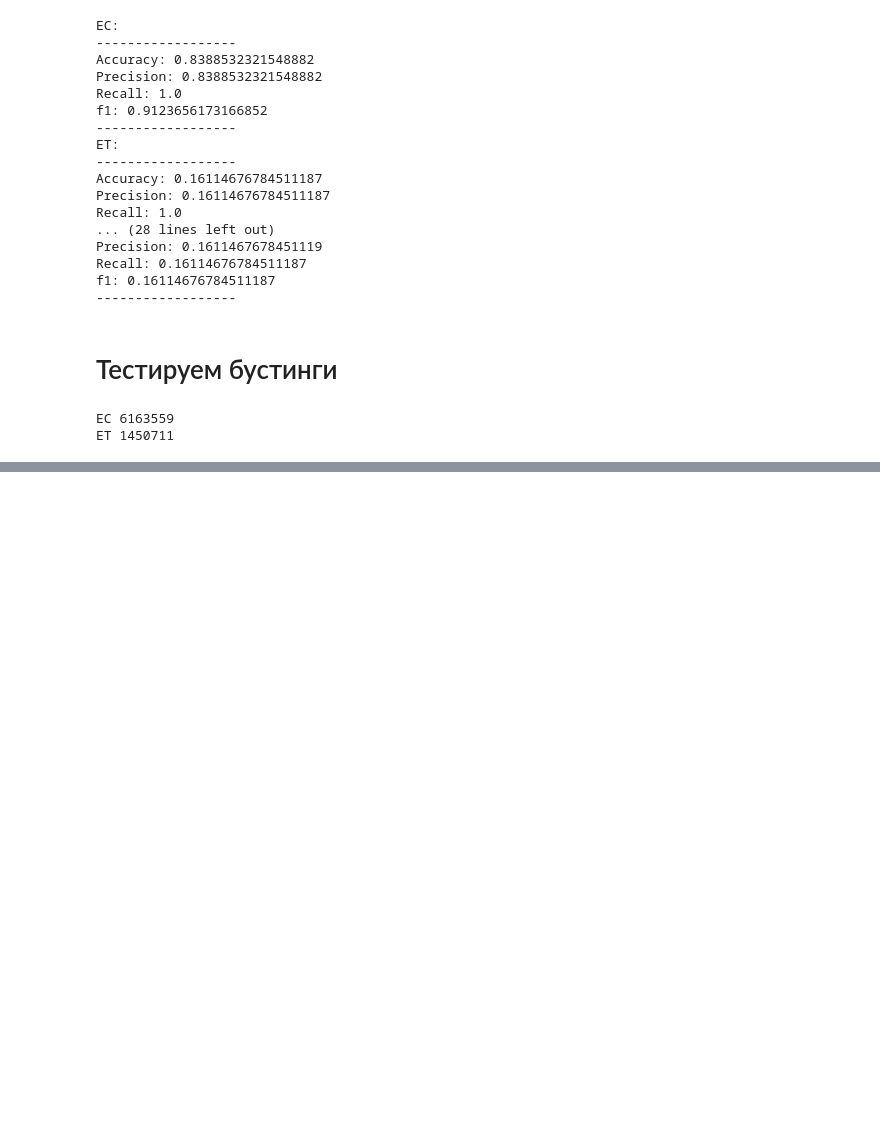
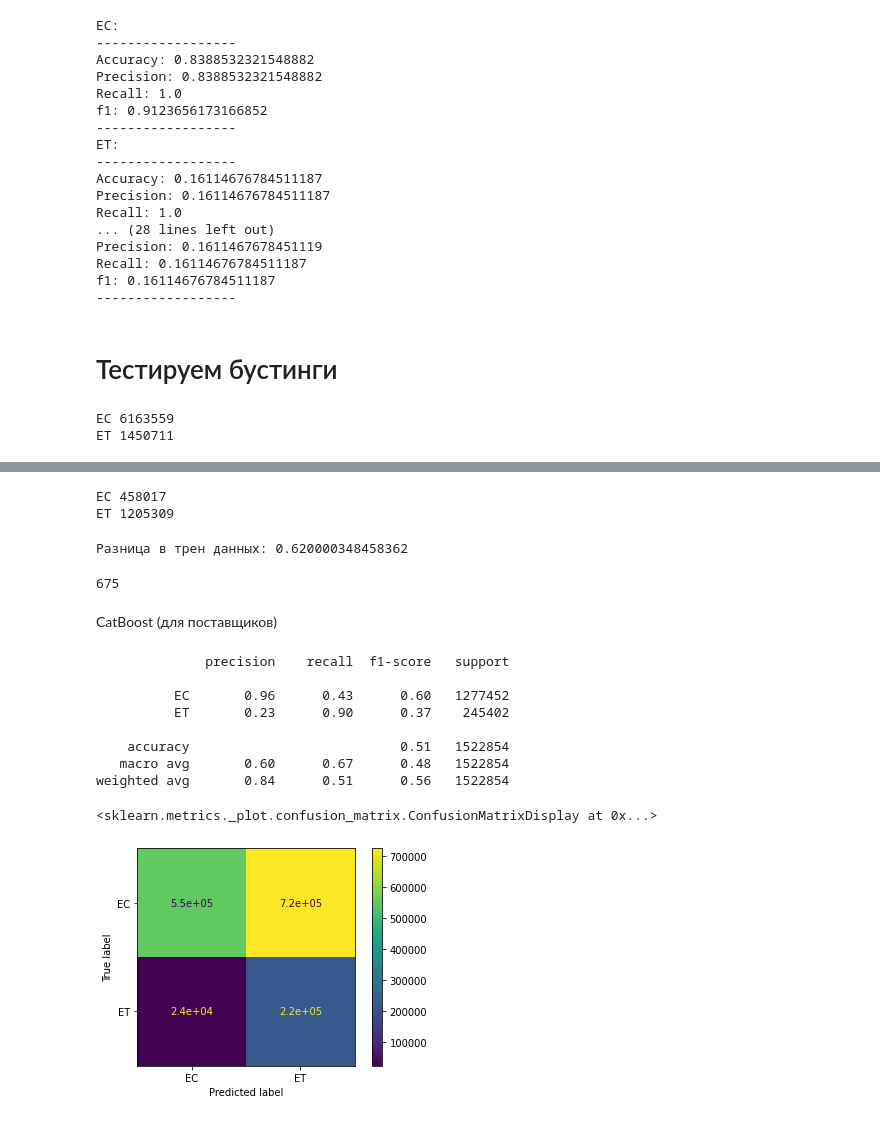
Before and after one commit to danil99152/prediction-of-government-tenders, a Jupyter notebook: forecasting_future_contract_stage.ipynb, the cells around one changed output, grey strips where cells are left out. Cells and saved outputs as stored; diff of their text form; code cells hidden in the pictures; blank space fills up the shorter version.

Commit message:
Добавил справедливое распределение классов на тестовых данных и убрал лишние ячейки

```diff
--- a/forecasting_future_contract_stage.ipynb
+++ b/forecasting_future_contract_stage.ipynb
@@ -1496,0 +277,12 @@ sbs.barplot(x='current_contract_stage', y='registration_period', data=data);
+# %%
+x_train_EC = x_train[x_train['current_contract_stage']=='EC']
+x_train_ET = x_train[x_train['current_contract_stage']=='ET']
+y_train_EC = y_train[y_train['current_contract_stage']=='EC']
+y_train_ET = y_train[y_train['current_contract_stage']=='ET']
+
+percent = 0.62 #% разницы между тренировочными EC и ET
+droped = round(len(y_train_ET)*percent)
+x_train_EC.drop(x_train_EC[x_train_EC.index < droped].index, inplace=True)
+x_train_EC = x_train_EC.reset_index(drop=True)
+y_train_EC.drop(y_train_EC[y_train_EC.index < droped].index, inplace=True)
+y_train_EC = y_train_EC.reset_index(drop=True)
@@ -1496,0 +298,6 @@ sbs.barplot(x='current_contract_stage', y='registration_period', data=data);
+# %%
+x_train = pd.concat([x_train_EC, x_train_ET])
+y_train = pd.concat([y_train_EC, y_train_ET])
+
+x_train.sort_values('execution_period_start', inplace = True)
+y_train.sort_values('execution_period_start', inplace = True)
@@ -1496,0 +310,53 @@ sbs.barplot(x='current_contract_stage', y='registration_period', data=data);
+# %%
+print('EC', len(y_train[y_train['current_contract_stage'] == 'EC'].index))
+print('ET', len(y_train[y_train['current_contract_stage'] == 'ET'].index))
+# %% [output]
+EC 458017
+ET 1205309
+# %%
+print("Разница в трен данных:", 1 - len(y_train[y_train['current_contract_stage'] == 'EC'].index)/len(y_train[y_train['current_contract_stage'] == 'ET'].index))
+# %% [output]
+Разница в трен данных: 0.620000348458362
+# %%
+x_train = x_train.drop(['current_contract_stage', 'execution_period_start'], axis=1)
+y_train = y_train.drop(['execution_period_start'], axis=1)
+x_test = x_test.drop(['current_contract_stage', 'execution_period_start'], axis=1)
+y_test = y_test.drop(['execution_period_start'], axis=1)
+# %%
+del x_train_EC, x_train_ET, y_train_EC, y_train_ET, x, y
+gc.collect()
+# %% [output]
+675
+# %% [markdown]
+CatBoost (для поставщиков)
+# %%
+# 75% - оптимиальная разница между классами
+
+cat_features = ['customer_legal_form', 'product_code', 'supplier_legal_form']
+model_catboost = CatBoostClassifier(
+    n_estimators = 300,
+    learning_rate = 0.01,
+    max_depth = 5,
+    task_type="GPU",
+    devices='0:1',
+).fit(x_train, y_train, cat_features,
+      eval_set=(x_test, y_test),
+             use_best_model=True,
+             verbose=False)
+y_pred = model_catboost.predict(x_test)
+print(classification_report(y_test, y_pred, target_names=['EC', 'ET']))
+
+cm = confusion_matrix(y_test, y_pred, labels=model_catboost.classes_)
+disp = ConfusionMatrixDisplay(confusion_matrix=cm, display_labels=model_catboost.classes_)
+disp.plot()
+# %% [output]
+              precision    recall  f1-score   support
+
+          EC       0.96      0.43      0.60   1277452
+          ET       0.23      0.90      0.37    245402
+
+    accuracy                           0.51   1522854
+   macro avg       0.60      0.67      0.48   1522854
+weighted avg       0.84      0.51      0.56   1522854
+<sklearn.metrics._plot.confusion_matrix.ConfusionMatrixDisplay at 0x...>
+[figure, added]
```
Also changed, not shown: parts of 136 cells of this notebook.
